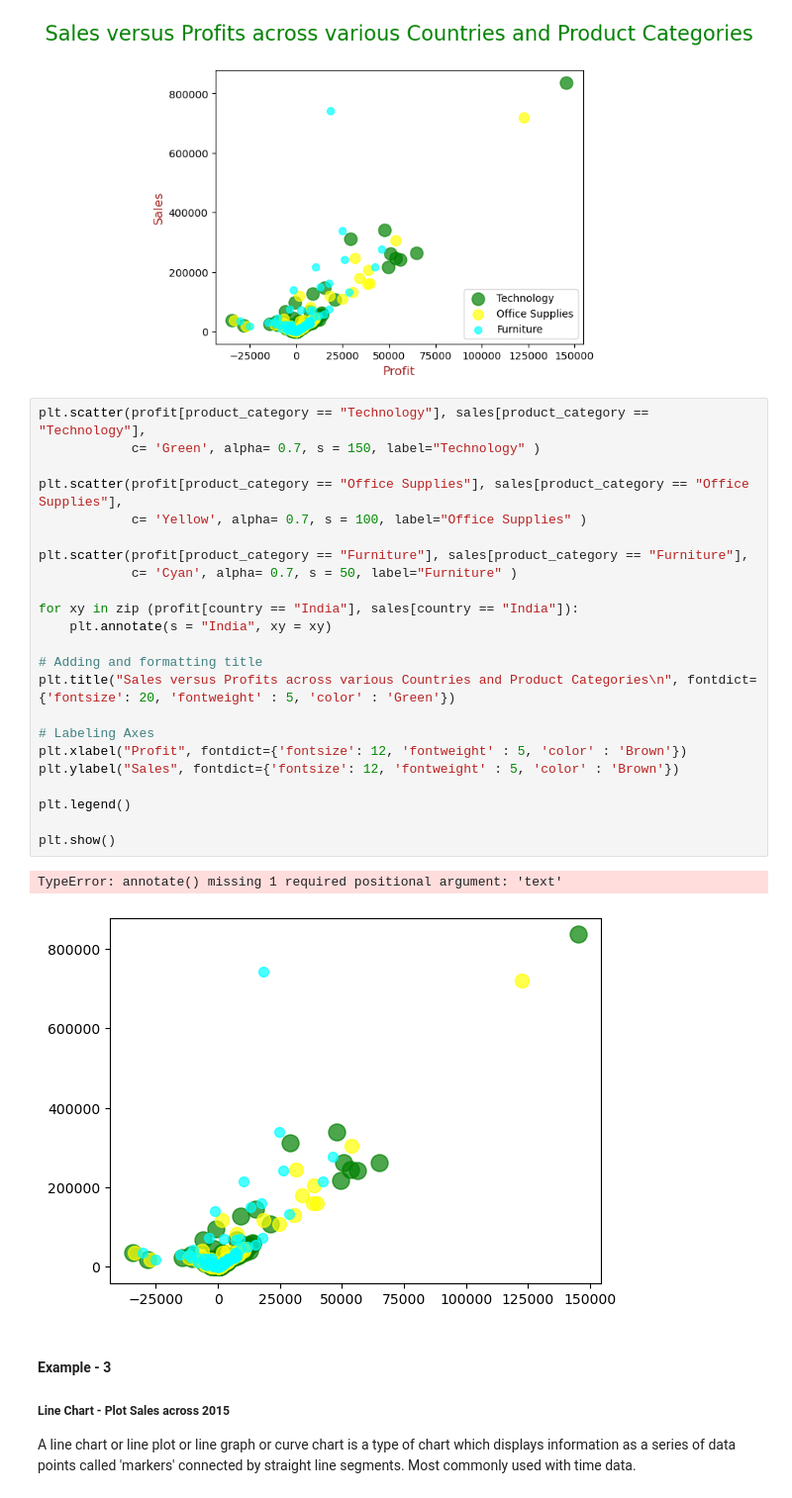
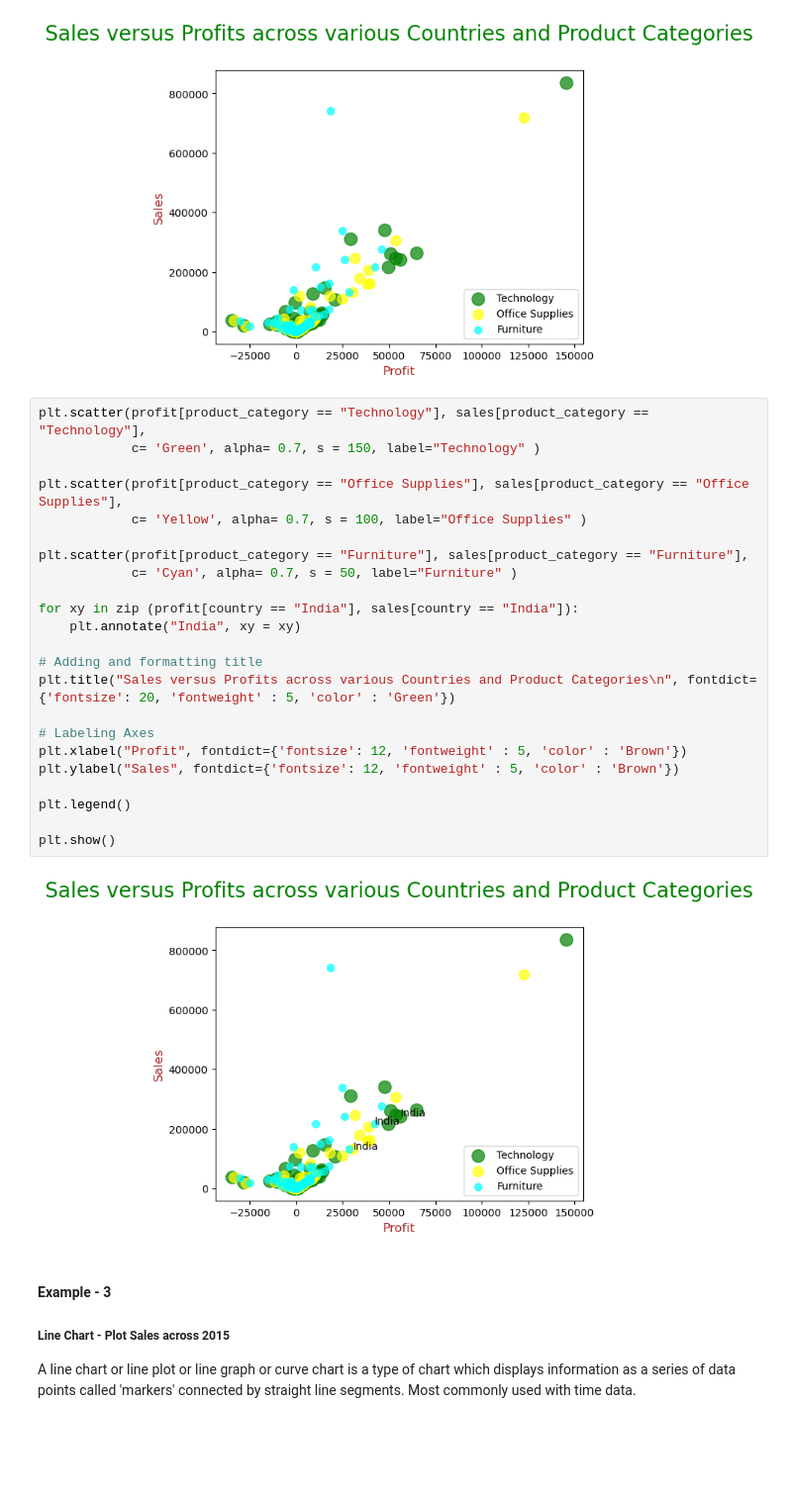
Before and after one commit to pratham98k/IIITB-ML-AI, a Jupyter notebook: IIIT-B/Course2-Statistics/Data Visualization in python/matplotlib/Matplotlib+Code+along (2).ipynb, the cells around one changed output. Shown at 99% size. Drawn from its saved outputs; the diff is of its cells as text; blank space fills up the shorter version.

```diff
--- a/IIIT-B/Course2-Statistics/Data Visualization in python/matplotlib/Matplotlib+Code+along (2).ipynb
+++ b/IIIT-B/Course2-Statistics/Data Visualization in python/matplotlib/Matplotlib+Code+along (2).ipynb
@@ -114,29 +114,28 @@ plt.show()
 # %%
 plt.scatter(profit[product_category == "Technology"], sales[product_category == "Technology"],
             c= 'Green', alpha= 0.7, s = 150, label="Technology" )
 
 plt.scatter(profit[product_category == "Office Supplies"], sales[product_category == "Office Supplies"],
             c= 'Yellow', alpha= 0.7, s = 100, label="Office Supplies" )
 
 plt.scatter(profit[product_category == "Furniture"], sales[product_category == "Furniture"],
             c= 'Cyan', alpha= 0.7, s = 50, label="Furniture" )
 
 for xy in zip (profit[country == "India"], sales[country == "India"]):
-	plt.annotate(s = "India", xy = xy)
+	plt.annotate("India", xy = xy)
 
 # Adding and formatting title
 plt.title("Sales versus Profits across various Countries and Product Categories\n", fontdict={'fontsize': 20, 'fontweight' : 5, 'color' : 'Green'})
 
 # Labeling Axes
 plt.xlabel("Profit", fontdict={'fontsize': 12, 'fontweight' : 5, 'color' : 'Brown'})
 plt.ylabel("Sales", fontdict={'fontsize': 12, 'fontweight' : 5, 'color' : 'Brown'})
 
 plt.legend()
 
 plt.show()
 # %% [output]
-TypeError: annotate() missing 1 required positional argument: 'text'
-[figure, old version]
+[figure, new version]
 # %% [markdown]
 <h4 style = "color : Sky blue"> Example - 3</h4>
 
```
Also changed, not shown: parts of 2 cells of this notebook, 10 other files.
